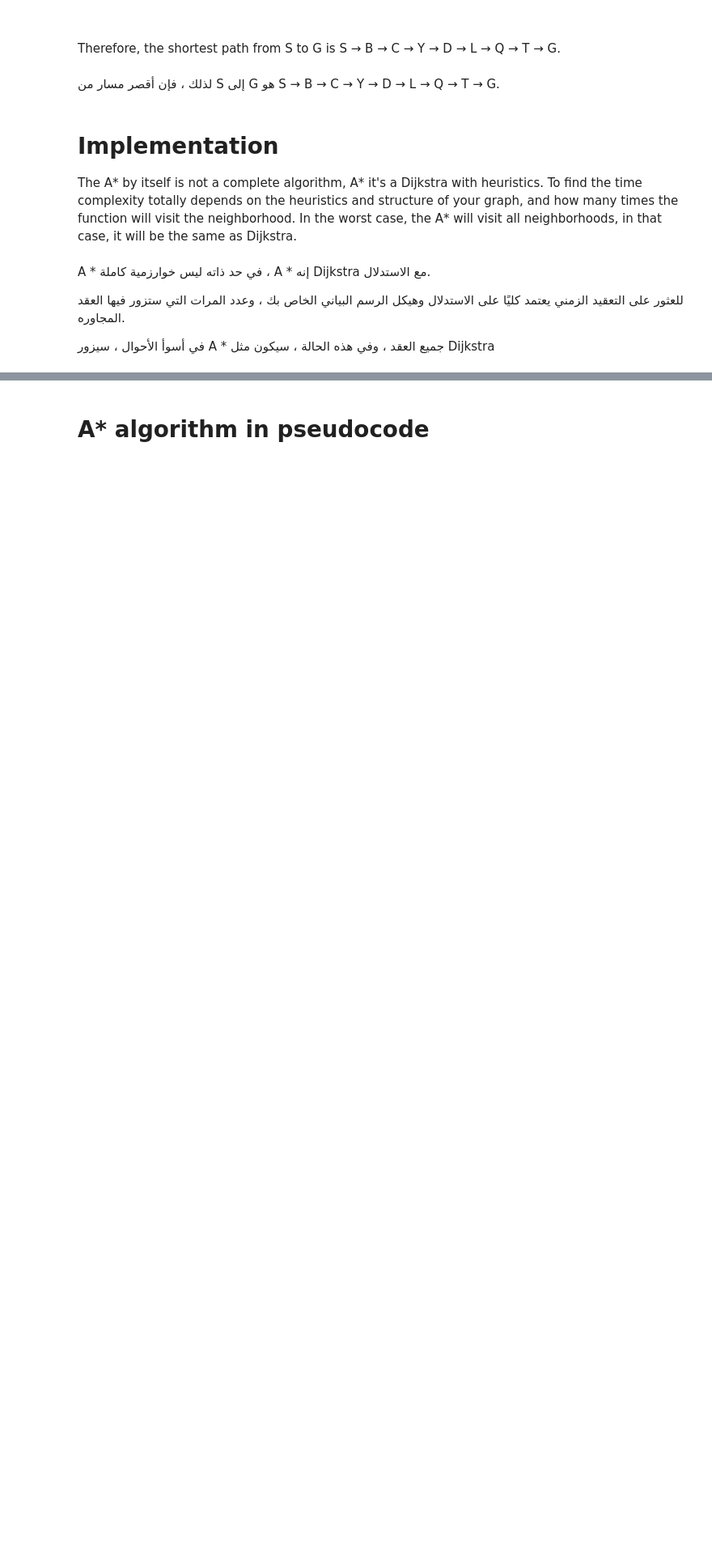
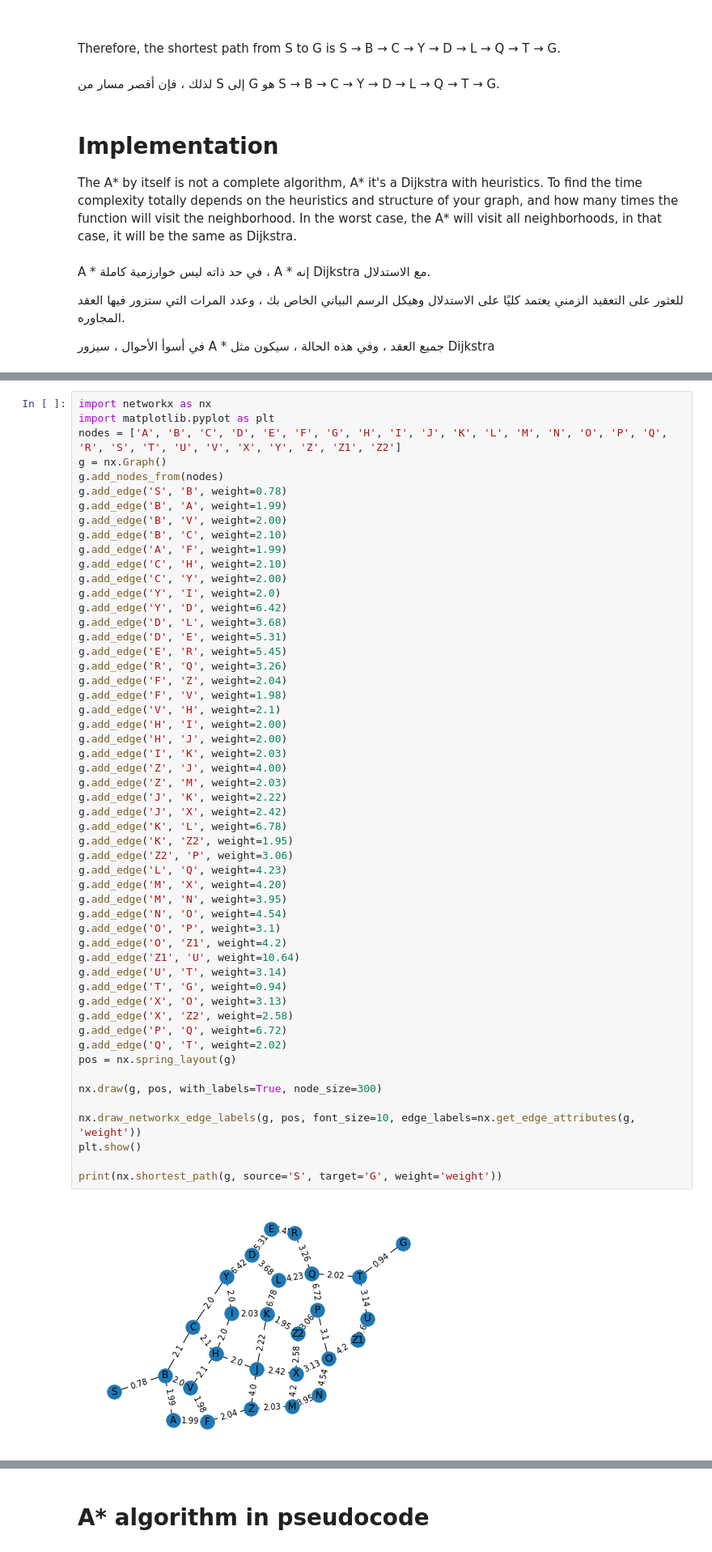
Before and after one commit to Turkialq/AIproject, a Jupyter notebook: Node-checkpoint.ipynb, the cells around one changed output, grey strips where cells are left out. Shown at 81% size. Drawn from its saved outputs; the diff is of its cells as text; blank space fills up the shorter version.

```diff
--- a/Node-checkpoint.ipynb
+++ b/Node-checkpoint.ipynb
@@ -154,0 +262,55 @@ A * في حد ذاته ليس خوارزمية كاملة ، A * إنه Dijkstra
+# %%
+import networkx as nx
+import matplotlib.pyplot as plt
+nodes = ['A', 'B', 'C', 'D', 'E', 'F', 'G', 'H', 'I', 'J', 'K', 'L', 'M', 'N', 'O', 'P', 'Q', 'R', 'S', 'T', 'U', 'V', 'X', 'Y', 'Z', 'Z1', 'Z2']
+g = nx.Graph()
+g.add_nodes_from(nodes)
+g.add_edge('S', 'B', weight=0.78)
+g.add_edge('B', 'A', weight=1.99)
+g.add_edge('B', 'V', weight=2.00)
+g.add_edge('B', 'C', weight=2.10)
+g.add_edge('A', 'F', weight=1.99)
+g.add_edge('C', 'H', weight=2.10)
+g.add_edge('C', 'Y', weight=2.00)
+g.add_edge('Y', 'I', weight=2.0)
+g.add_edge('Y', 'D', weight=6.42)
+g.add_edge('D', 'L', weight=3.68)
+g.add_edge('D', 'E', weight=5.31)
+g.add_edge('E', 'R', weight=5.45)
+g.add_edge('R', 'Q', weight=3.26)
+g.add_edge('F', 'Z', weight=2.04)
+g.add_edge('F', 'V', weight=1.98)
+g.add_edge('V', 'H', weight=2.1)
+g.add_edge('H', 'I', weight=2.00)
+g.add_edge('H', 'J', weight=2.00)
+g.add_edge('I', 'K', weight=2.03)
+g.add_edge('Z', 'J', weight=4.00)
+g.add_edge('Z', 'M', weight=2.03)
+g.add_edge('J', 'K', weight=2.22)
+g.add_edge('J', 'X', weight=2.42)
+g.add_edge('K', 'L', weight=6.78)
+g.add_edge('K', 'Z2', weight=1.95)
+g.add_edge('Z2', 'P', weight=3.06)
+g.add_edge('L', 'Q', weight=4.23)
+g.add_edge('M', 'X', weight=4.20)
+g.add_edge('M', 'N', weight=3.95)
+g.add_edge('N', 'O', weight=4.54)
+g.add_edge('O', 'P', weight=3.1)
+g.add_edge('O', 'Z1', weight=4.2)
+g.add_edge('Z1', 'U', weight=10.64)
+g.add_edge('U', 'T', weight=3.14)
+g.add_edge('T', 'G', weight=0.94)
+g.add_edge('X', 'O', weight=3.13)
+g.add_edge('X', 'Z2', weight=2.58)
+g.add_edge('P', 'Q', weight=6.72)
+g.add_edge('Q', 'T', weight=2.02)
+pos = nx.spring_layout(g)
+
+nx.draw(g, pos, with_labels=True, node_size=300)
+
+nx.draw_networkx_edge_labels(g, pos, font_size=10, edge_labels=nx.get_edge_attributes(g, 'weight'))
+plt.show()
+
+print(nx.shortest_path(g, source='S', target='G', weight='weight'))
+# %% [output]
+[figure, added]
```
Also changed, not shown: parts of 17 cells of this notebook.
